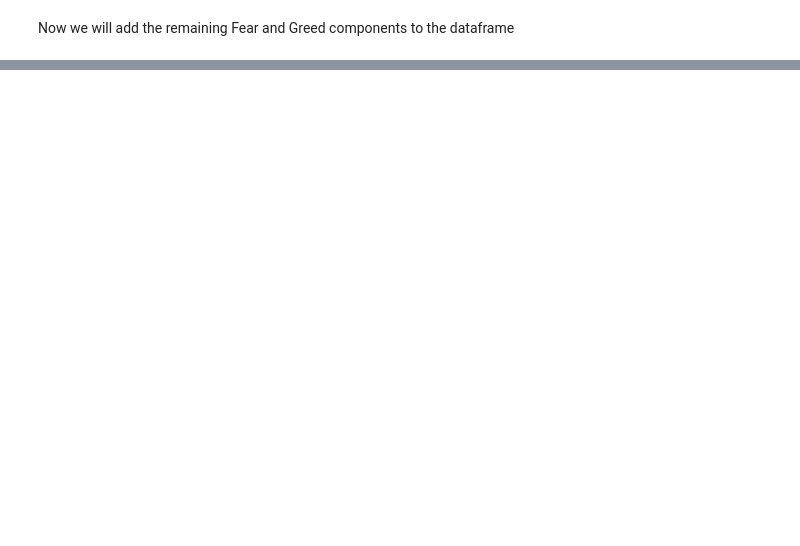
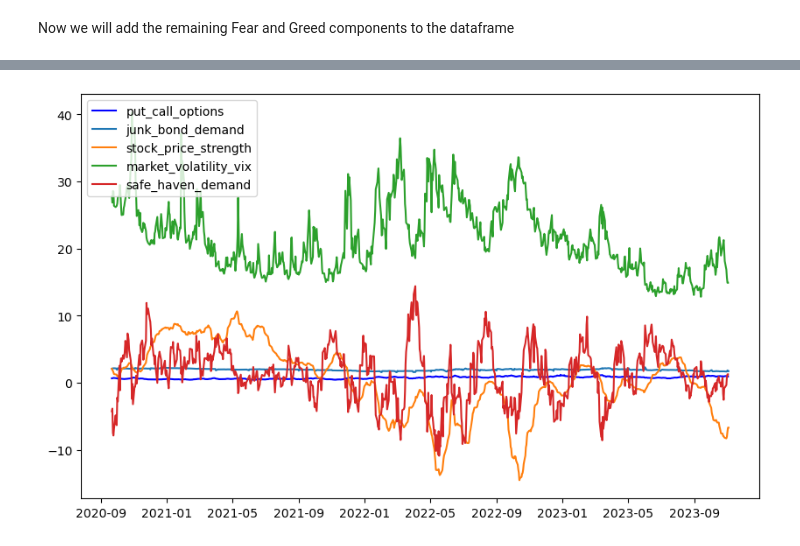
Before and after one commit to viliam34/CNN-Fear-and-Greed-Index, a Jupyter notebook: Scraping.ipynb, the cells around one changed output, grey strips where cells are left out. Cells and saved outputs as stored; diff of their text form; code cells hidden in the pictures; blank space fills up the shorter version.

```diff
--- a/Scraping.ipynb
+++ b/Scraping.ipynb
@@ -161,2 +172,16 @@ FG_Historical_Data
 # %%
 FG_Historical_Data.to_csv(r"C:\Users\vilob\OneDrive\Počítač\Projekty\Fear and Greed Scraper\FG_Data.csv")
+# %%
+##### Lets plot the data
+plt.figure(figsize=(10,6))
+
+import matplotlib.pyplot as plt
+plt.plot( FG_Historical_Data["Date"],FG_Historical_Data["put_call_options"],"-b", label = "put_call_options")
+plt.plot( FG_Historical_Data["Date"],FG_Historical_Data["junk_bond_demand"],label = "junk_bond_demand" )
+plt.plot( FG_Historical_Data["Date"],FG_Historical_Data["stock_price_strength"],label ="stock_price_strength" )
+plt.plot( FG_Historical_Data["Date"],FG_Historical_Data["market_volatility_vix"],label = "market_volatility_vix")
+plt.plot( FG_Historical_Data["Date"],FG_Historical_Data["safe_haven_demand"],label = "safe_haven_demand")
+plt.legend(loc="upper left")
+plt.show()
+# %% [output]
+[figure, added]
```
Also changed, not shown: parts of 9 cells of this notebook.
